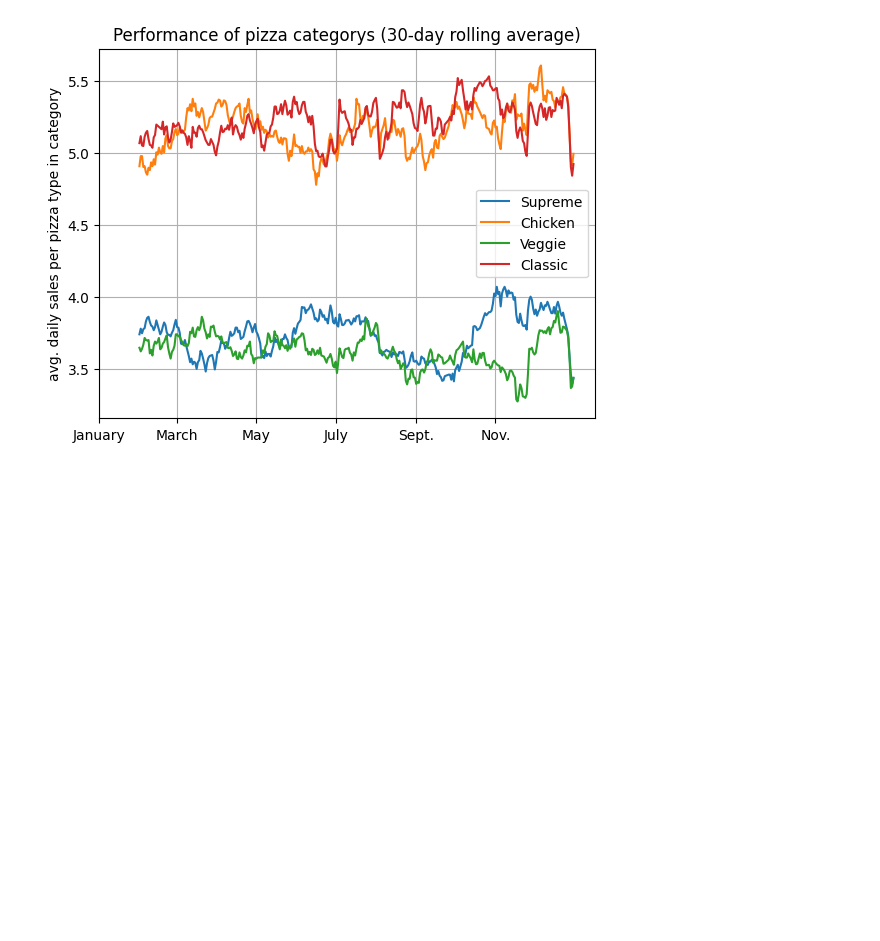
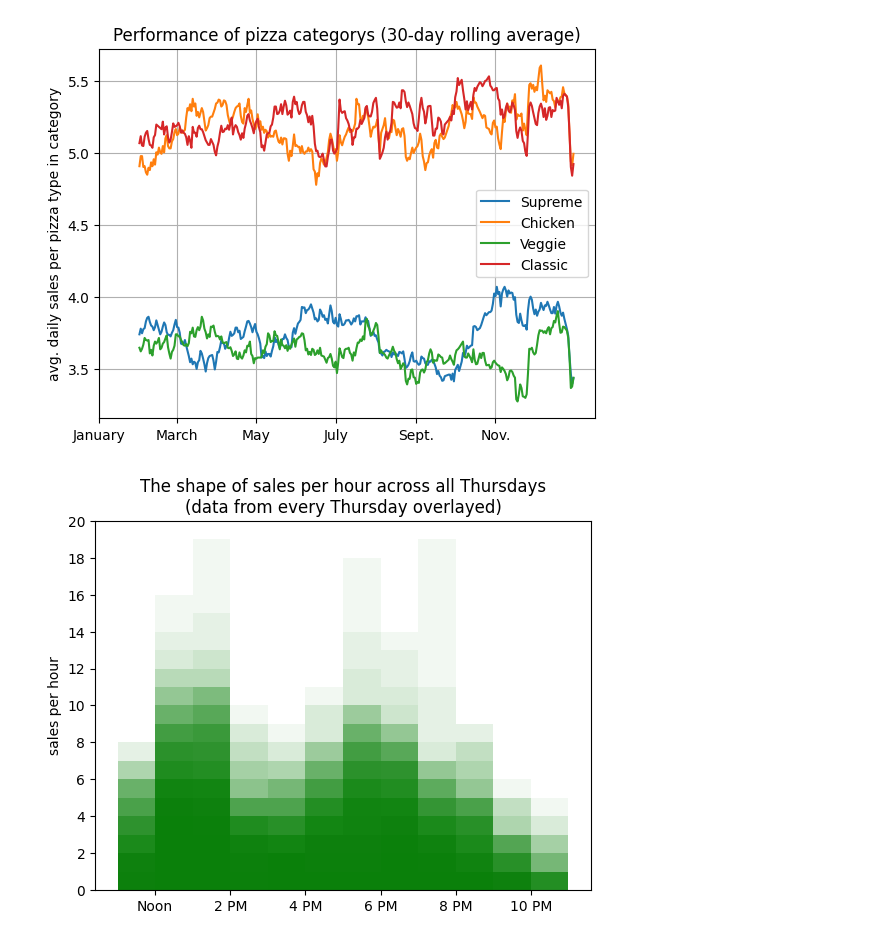
Before and after one commit to spencers145/pizza-study, a Jupyter notebook: generate_final_graphs.ipynb, the cells around one changed output. Drawn from its saved outputs; the diff is of its cells as text; code cells hidden in the pictures; blank space fills up the shorter version.

Commit message:
Corrected Graph Axes

```diff
--- a/generate_final_graphs.ipynb
+++ b/generate_final_graphs.ipynb
@@ -97,2 +98,19 @@ pyplot.grid()
 # %% [output]
 [figure]
+# %%
+# overlay bar graphs of which hours people are ordering food
+
+for date_index in range(1, 365, 7):
+    orders_this_day = orders[orders["order_date_index"] == date_index]
+    order_times = orders_this_day["order_time"].apply(lambda time: datetime.strptime(time, "%H:%M:%S").hour)
+    pyplot.hist(order_times, bins = [11, 12, 13, 14, 15, 16, 17, 18, 19, 20, 21, 22, 23], alpha = 0.05, color = "green")
+
+pyplot.xticks([12, 14, 16, 18, 20, 22], ["Noon", "2 PM", "4 PM", "6 PM", "8 PM", "10 PM"])
+pyplot.yticks([0, 2, 4, 6, 8, 10, 12, 14, 16, 18, 20])
+#pyplot.grid(axis = "y", alpha=0.2)
+#pyplot.subplot().set_axisbelow(True)
+pyplot.ylabel("sales per hour")
+pyplot.title("The shape of sales per hour across all Thursdays\n(data from every Thursday overlayed)")
+pyplot.savefig('imageout/thursdays.png', dpi=500)
+# %% [output]
+[figure, added]
```
Also changed, not shown: parts of 1 cell of this notebook, 1 other file.
